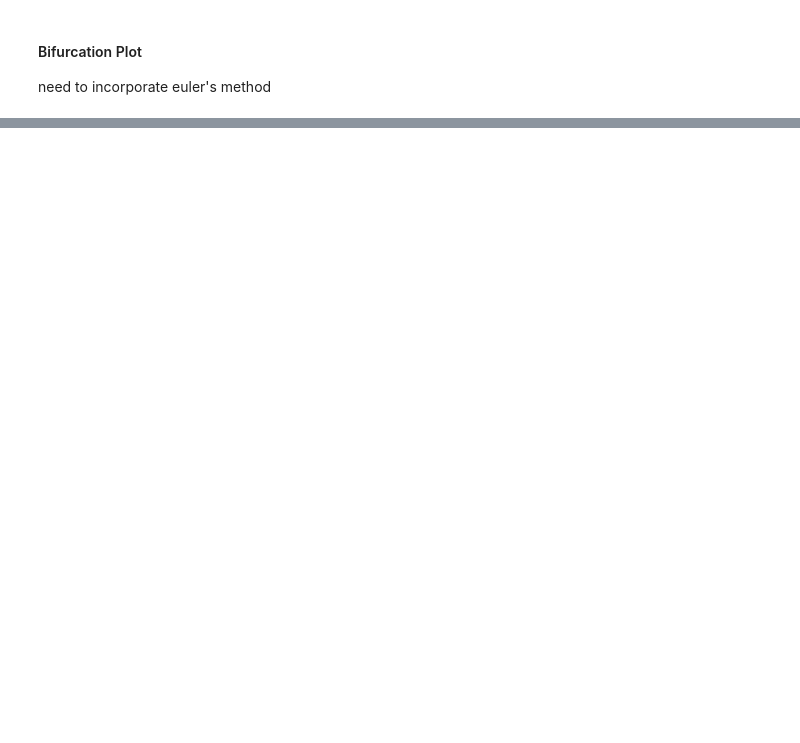
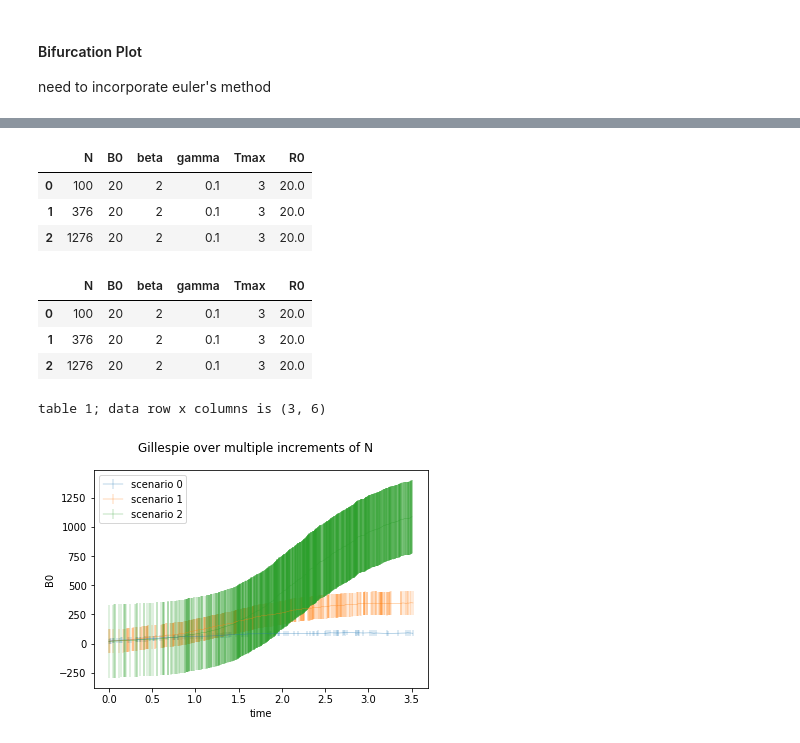
Before and after one commit to tiffsea/Complex-Adaptive-Systems, a Jupyter notebook: Dynamical-Systems-Analysis-with-Gillespie.ipynb, the cells around one changed output, grey strips where cells are left out. Drawn from its saved outputs; the diff is of its cells as text; code cells hidden in the pictures; blank space fills up the shorter version.

```diff
--- a/Dynamical-Systems-Analysis-with-Gillespie.ipynb
+++ b/Dynamical-Systems-Analysis-with-Gillespie.ipynb
@@ -223,0 +414,20 @@ plt.show()
+# %%
+'''below implementation for the case where you want to plot stdev and avg'''
+Tmax=3 #change Tmax to smaller size if needed
+plt_errorbars=True #True=plot error bars (i.e., stdev and avg);otherwise False=normal plot
+plot_things(True,
+            plt_errorbars,
+            'single', #'single' for single run, 'multiple' for multiple runs
+            get_scenarios(case_length, 3, N),
+            'N')
+# %% [output]
+|  | N | B0 | beta | gamma | Tmax | R0 |
+| 0 | 100 | 20 | 2 | 0.1 | 3 | 20.0 |
+| 1 | 376 | 20 | 2 | 0.1 | 3 | 20.0 |
+| 2 | 1276 | 20 | 2 | 0.1 | 3 | 20.0 |
+|  | N | B0 | beta | gamma | Tmax | R0 |
+| 0 | 100 | 20 | 2 | 0.1 | 3 | 20.0 |
+| 1 | 376 | 20 | 2 | 0.1 | 3 | 20.0 |
+| 2 | 1276 | 20 | 2 | 0.1 | 3 | 20.0 |
+table 1; data row x columns is (3, 6)
+[figure, added]
```
Also changed, not shown: parts of 8 cells of this notebook.
